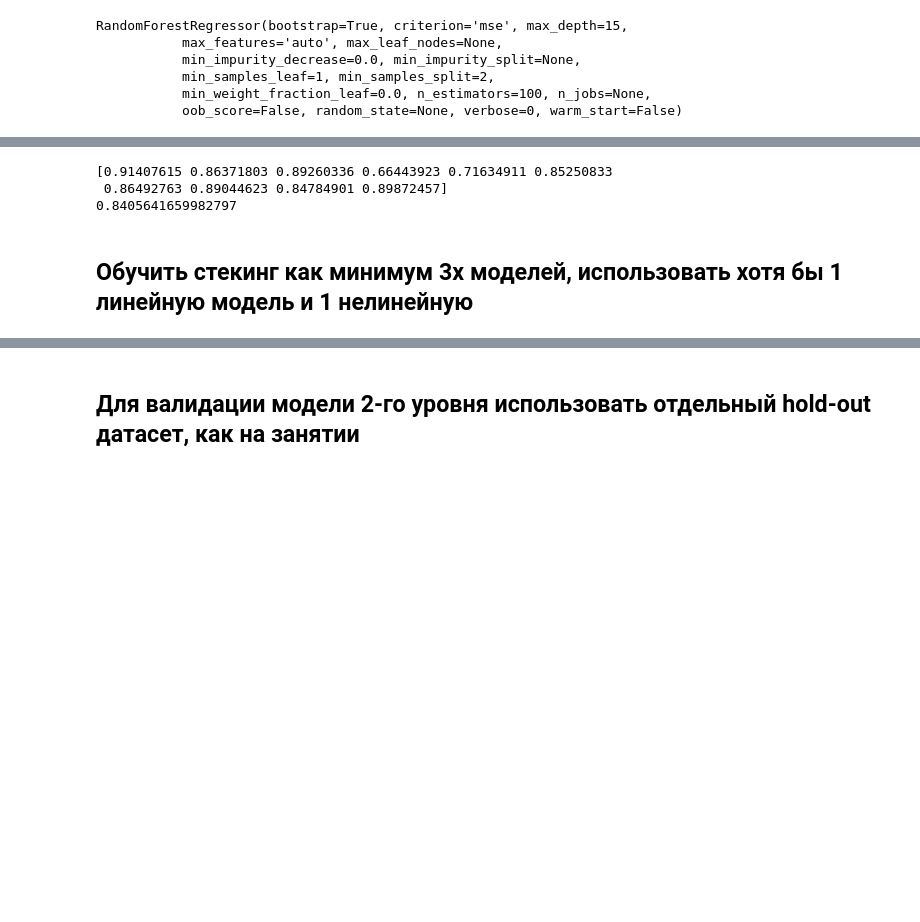
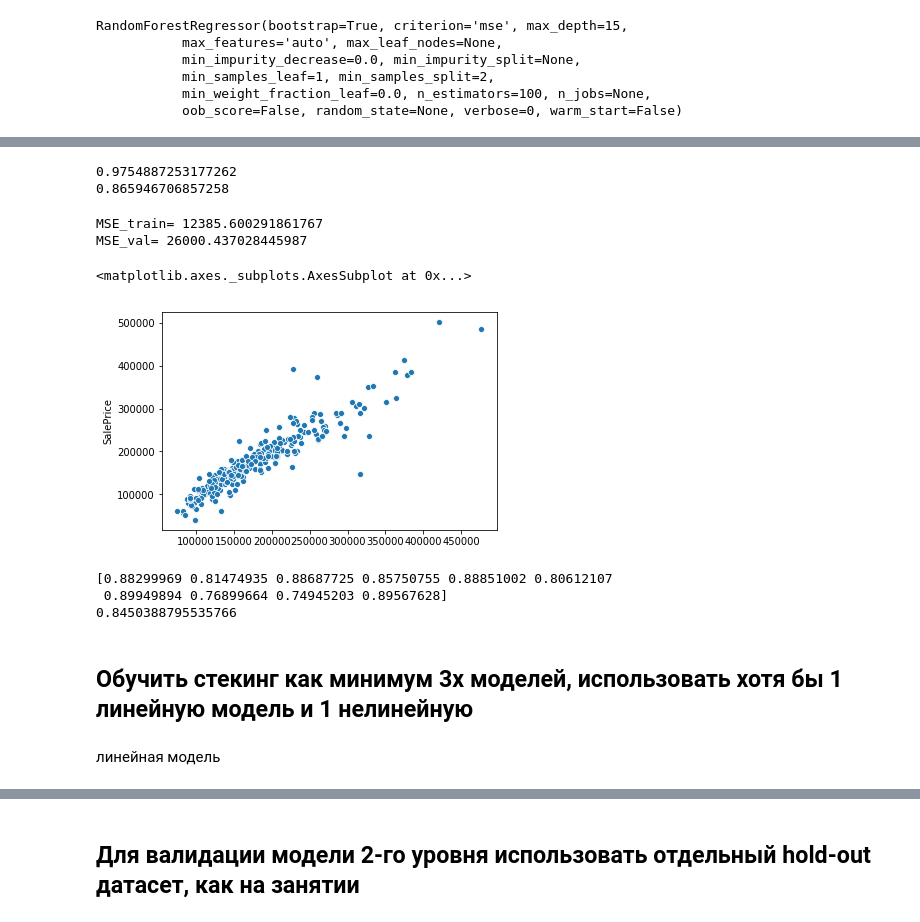
Before and after one commit to zamarseny/homework_python, a Jupyter notebook: 4_building_models/Ensambling/5_5_hw_ensambling.ipynb, the cells around one changed output, grey strips where cells are left out. Drawn from its saved outputs; the diff is of its cells as text; code cells hidden in the pictures; blank space fills up the shorter version.

```diff
--- a/4_building_models/Ensambling/5_5_hw_ensambling.ipynb
+++ b/4_building_models/Ensambling/5_5_hw_ensambling.ipynb
@@ -187,2 +241,5 @@ data_train, data_test, y_train, y_test = train_test_split(data, y, test_size=0.2
+# %%
+data_test = sc.transform(data_test)
+data_val = sc.transform(data_val)
 # %%
 #data_train.info()
@@ -240,8 +256,13 @@ memory usage: 643.3 KB
 from sklearn.ensemble import RandomForestRegressor
 #from sklearn.datasets import make_regression
 
-forest = RandomForestRegressor(max_depth=15, n_estimators=100)
+forest = RandomForestRegressor(criterion='mse', max_depth=15, n_estimators=100, max_features='auto')
 forest.fit(data_train, y_train)
+
+#n_estimators=’warn’, criterion=’mse’, max_depth=None, min_samples_split=2,
+#min_samples_leaf=1, min_weight_fraction_leaf=0.0, max_features=’auto’,
+#max_leaf_nodes=None, min_impurity_decrease=0.0, min_impurity_split=None,
+#bootstrap=True, oob_score=False, n_jobs=None, random_state=None, verbose=0, warm_start=False
 # %% [output]
 RandomForestRegressor(bootstrap=True, criterion='mse', max_depth=15,
            max_features='auto', max_leaf_nodes=None,
@@ -259,0 +361,7 @@ print(forest.score(data_test, y_test))
+# %%
+#взял небольшие глубины деревьев, чтобы снизить сложность. Остальные параметры мало что дают
+grid_params = {'max_depth': range(2,15),
+                 #'max_features': range(3,50),
+                 #'min_weight_fraction_leaf': (0.0, 0.25, 0.5),
+                 #'min_samples_leaf': range(1,20)
+              }
@@ -259,0 +370,3 @@ print(forest.score(data_test, y_test))
+# %%
+rand=RandomizedSearchCV(forest, grid_params, n_iter=10, return_train_score=True)
+rand.fit(data_train, y_train)
@@ -260,12 +412,32 @@ print(forest.score(data_test, y_test))
+# %%
+#rand.score()
+print(rand.score(data_train, y_train))
+print(rand.score(data_val, y_val))
+# %% [output]
+0.9754887253177262
+0.865946706857258
+# %%
+print('MSE_train=', np.sqrt(sum((rand.predict(data_train)- y_train)**2))/np.sqrt(len(y_train)))
+print('MSE_val=',np.sqrt(sum((rand.predict(data_val)- y_val)**2))/np.sqrt(len(y_val)))
+# %% [output]
+MSE_train= 12385.600291861767
+MSE_val= 26000.437028445987
+# %%
+sns.scatterplot(rand.predict(data_val),y_val)
+# %% [output]
+<matplotlib.axes._subplots.AxesSubplot at 0x...>
+[figure, added]
 # %%
 from sklearn.model_selection import cross_val_score
 # %%
-scores = cross_val_score(forest, data_train, y_train, cv=10)#, scoring='accuracy'
+scores = cross_val_score(rand, data_train, y_train, cv=10)#, scoring='accuracy'
 print(scores)
 print(scores.mean())
 # %% [output]
-[0.91407615 0.86371803 0.89260336 0.66443923 0.71634911 0.85250833
- 0.86492763 0.89044623 0.84784901 0.89872457]
-0.8405641659982797
+[0.88299969 0.81474935 0.88687725 0.85750755 0.88851002 0.80612107
+ 0.89949894 0.76899664 0.74945203 0.89567628]
+0.8450388795535766
 # %% [markdown]
 ## Обучить стекинг как минимум 3х моделей, использовать хотя бы 1 линейную модель и 1 нелинейную
+# %% [markdown]
+линейная модель
```
Also changed, not shown: parts of 65 cells of this notebook.
